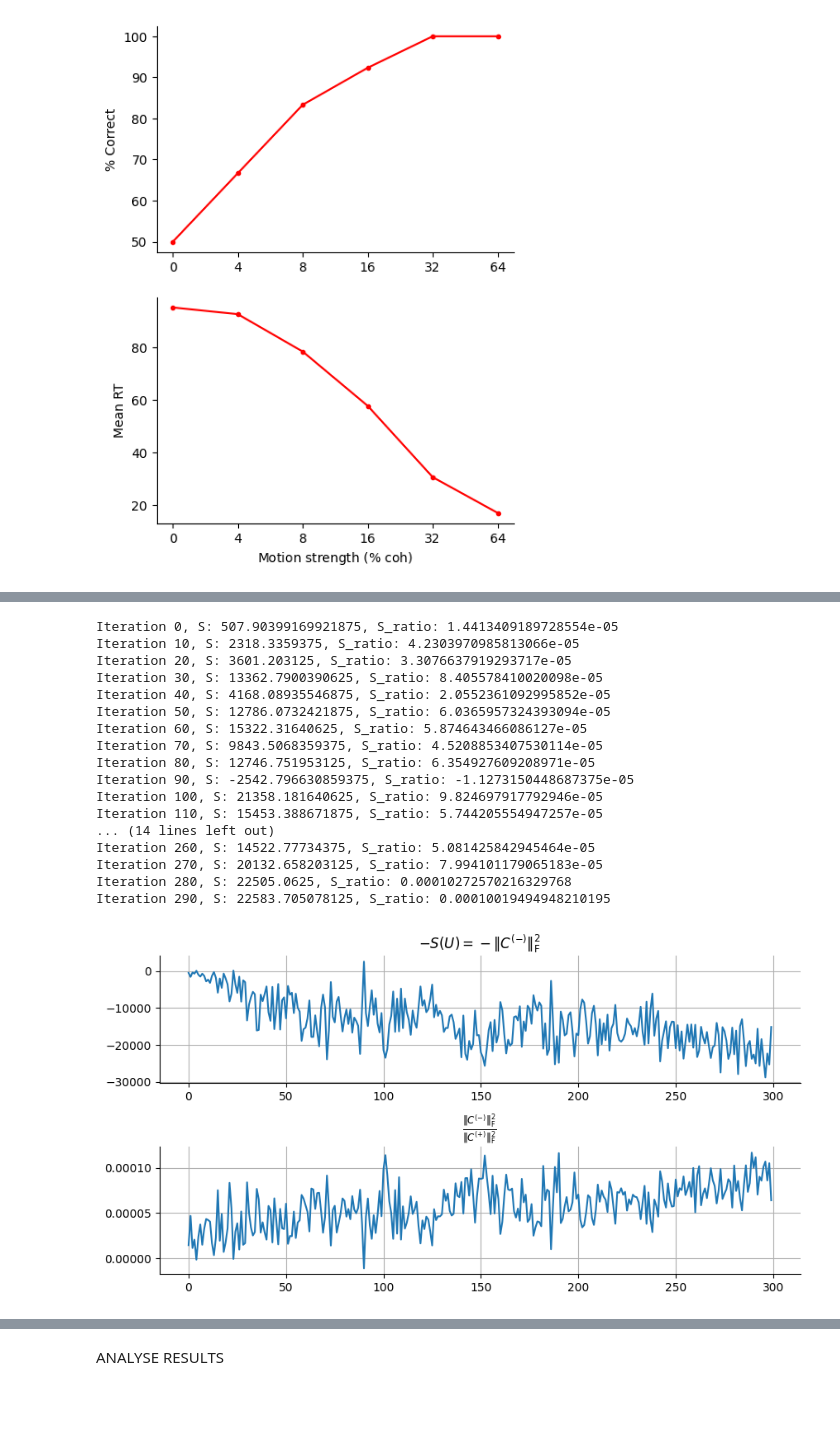
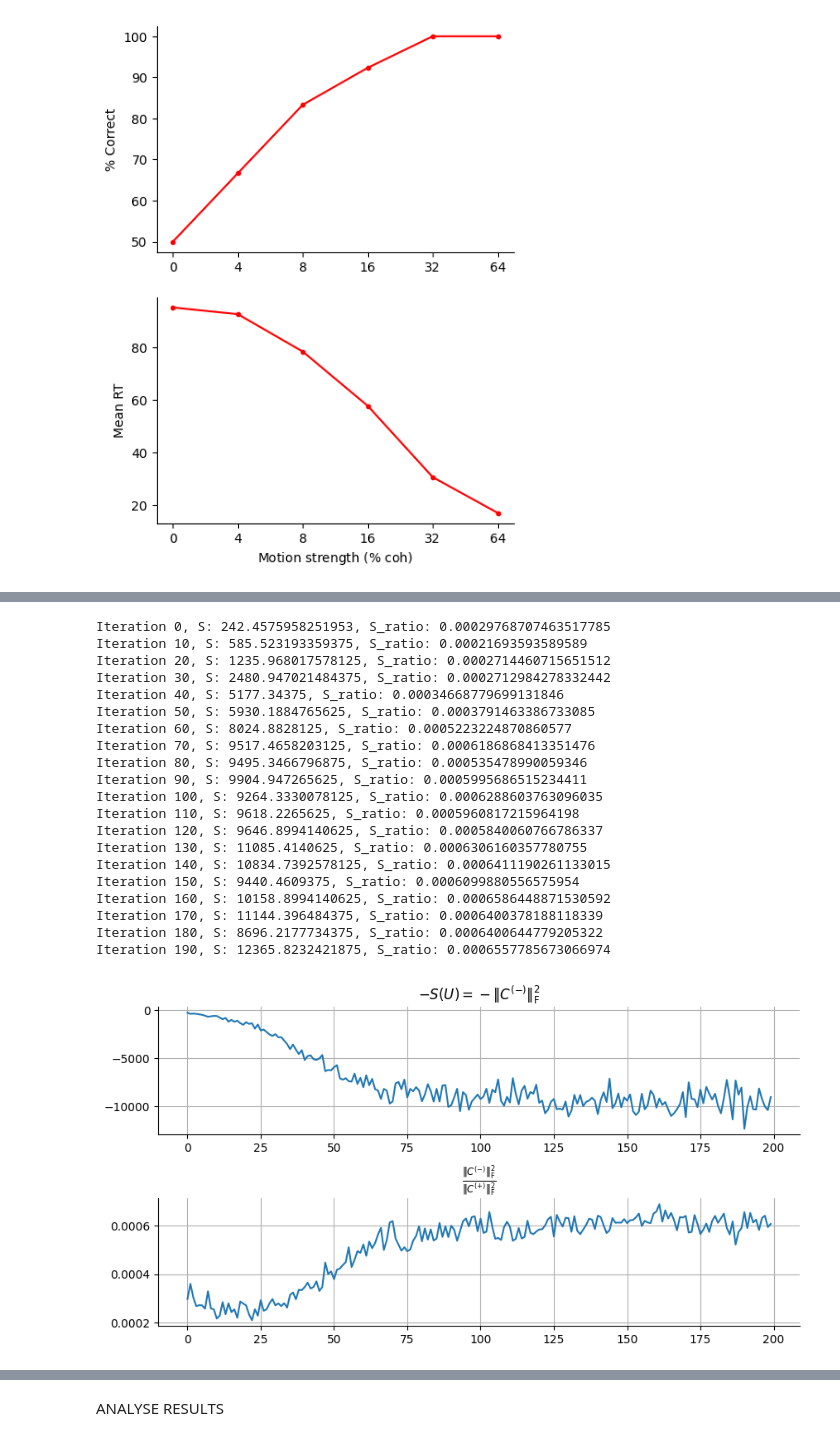
Before and after one commit to ArielleRosinski/SCA_project, a Jupyter notebook: DDM.ipynb, the cells around one changed output, grey strips where cells are left out. Saved outputs shown, nothing was run; the diff lists cells and outputs as text; code cells hidden in the pictures; blank space fills up the shorter version.

```diff
--- a/DDM.ipynb
+++ b/DDM.ipynb
@@ -134,15 +135,22 @@ for ax in axs:
 # %% [output]
 [figure]
 # %%
-def project(paths, proj_dims = 10):
+def project(paths, key, proj_dims = 10):
     proj_matrix = random.normal(key, (proj_dims, 1))
     proj_matrix , _ = jnp.linalg.qr(proj_matrix)                                        #(N',N)
-    return jnp.einsum('dn,lknt->lkdt', proj_matrix, paths[:,:,jnp.newaxis,:])           #(trial, K, N=1, T)
+    return jnp.einsum('dn,lknt->lkdt', proj_matrix, paths[:,:,:,:])           #(trial, K, N=1, T) #jnp.newaxis
 
 def relu(x):
     return jnp.maximum(0, x)
 
-def add_low_rank_noise(X, key1, key2, proj_dims = 3, sigma = 50 ):
+def add_random_mode(X, key1, mean=0, std_dev=1):
+    trials, K, T = X.shape
+    traj = random.normal(key1, (trials, K, T), dtype=X.dtype) * std_dev + mean
+    X = jnp.stack((X, traj), axis=2)
+    return X
+
+
+def add_low_rank_noise(X, key1, key2, proj_dims = 2, sigma = 1 ):
     trials, K, N, T = X.shape
     B = random.normal(key1, (N, proj_dims))
     B, _ = jnp.linalg.qr(B)
@@ -154,19 +162,18 @@ def add_low_rank_noise(X, key1, key2, proj_dims = 3, sigma = 50 ):
     return X
 
 
-neural_traces = relu(project(paths[:,:,:]))
+key = random.PRNGKey(0)
+key1, key2, key3 = random.split(key, 3)
 
-plt.plot(np.mean(neural_traces, axis=0)[0,0,:])
-neural_traces = neural_traces * 10
+neural_traces = add_random_mode(paths, key1)
 
-# noise = random.normal(key, (X.shape)) / 1000
-# X += noise
-key = random.PRNGKey(42)
-key, subkey = random.split(key)
-neural_traces = add_low_rank_noise(neural_traces, key, subkey)        #(trials, K, N, T)
+neural_traces = relu(project(neural_traces[:,:,:], key2))
+
+neural_traces = neural_traces #* 5
+
+#neural_traces = add_low_rank_noise(neural_traces, key2, key3)        #(trials, K, N, T)
 
 X = jnp.mean( neural_traces, axis=0 )
-#X = neural_traces.squeeze()
 K, N, T = X.shape
 A = jnp.swapaxes(X, 0, 1)
 A = A.reshape(N,-1)
@@ -238,29 +259,32 @@ fig.show()
 # %%
 from linear_sca import *
 wandb.init(project="", name="", mode="disabled")
-U, ls_loss, ls_S_ratio = optimize(center(X), d=d, learning_rate=0.01, iterations=300)
+U, ls_loss, ls_S_ratio = optimize(center(X), d=d, learning_rate=0.01, iterations=200)
 wandb.finish
 
 get_loss_fig(ls_loss, ls_S_ratio )
 # %% [output]
-Iteration 0, S: 507.90399169921875, S_ratio: 1.4413409189728554e-05
-Iteration 10, S: 2318.3359375, S_ratio: 4.2303970985813066e-05
-Iteration 20, S: 3601.203125, S_ratio: 3.3076637919293717e-05
-Iteration 30, S: 13362.7900390625, S_ratio: 8.405578410020098e-05
-Iteration 40, S: 4168.08935546875, S_ratio: 2.0552361092995852e-05
-Iteration 50, S: 12786.0732421875, S_ratio: 6.0365957324393094e-05
-Iteration 60, S: 15322.31640625, S_ratio: 5.874643466086127e-05
-Iteration 70, S: 9843.5068359375, S_ratio: 4.5208853407530114e-05
-Iteration 80, S: 12746.751953125, S_ratio: 6.354927609208971e-05
-Iteration 90, S: -2542.796630859375, S_ratio: -1.1273150448687375e-05
-Iteration 100, S: 21358.181640625, S_ratio: 9.824697917792946e-05
-Iteration 110, S: 15453.388671875, S_ratio: 5.744205554947257e-05
-... (14 lines left out)
-Iteration 260, S: 14522.77734375, S_ratio: 5.081425842945464e-05
-Iteration 270, S: 20132.658203125, S_ratio: 7.994101179065183e-05
-Iteration 280, S: 22505.0625, S_ratio: 0.00010272570216329768
-Iteration 290, S: 22583.705078125, S_ratio: 0.00010019494948210195
+Iteration 0, S: 242.4575958251953, S_ratio: 0.00029768707463517785
+Iteration 10, S: 585.523193359375, S_ratio: 0.00021693593589589
+Iteration 20, S: 1235.968017578125, S_ratio: 0.0002714460715651512
+Iteration 30, S: 2480.947021484375, S_ratio: 0.0002712984278332442
+Iteration 40, S: 5177.34375, S_ratio: 0.00034668779699131846
+Iteration 50, S: 5930.1884765625, S_ratio: 0.0003791463386733085
+Iteration 60, S: 8024.8828125, S_ratio: 0.0005223224870860577
+Iteration 70, S: 9517.4658203125, S_ratio: 0.0006186868413351476
+Iteration 80, S: 9495.3466796875, S_ratio: 0.000535478990059346
+Iteration 90, S: 9904.947265625, S_ratio: 0.0005995686515234411
+Iteration 100, S: 9264.3330078125, S_ratio: 0.0006288603763096035
+Iteration 110, S: 9618.2265625, S_ratio: 0.0005960817215964198
+Iteration 120, S: 9646.8994140625, S_ratio: 0.0005840060766786337
+Iteration 130, S: 11085.4140625, S_ratio: 0.0006306160357780755
+Iteration 140, S: 10834.7392578125, S_ratio: 0.0006411190261133015
+Iteration 150, S: 9440.4609375, S_ratio: 0.0006099880556575954
+Iteration 160, S: 10158.8994140625, S_ratio: 0.0006586448871530592
+Iteration 170, S: 11144.396484375, S_ratio: 0.0006400378188118339
+Iteration 180, S: 8696.2177734375, S_ratio: 0.0006400644779205322
+Iteration 190, S: 12365.8232421875, S_ratio: 0.0006557785673066974
-[figure, old version]
+[figure, new version]
 # %%
 U_qr, _ = jnp.linalg.qr(U)
 Y = jnp.einsum('ji,kjl->kil', U_qr, center(X))
```
Also changed, not shown: parts of 13 cells of this notebook, 3 other files.
